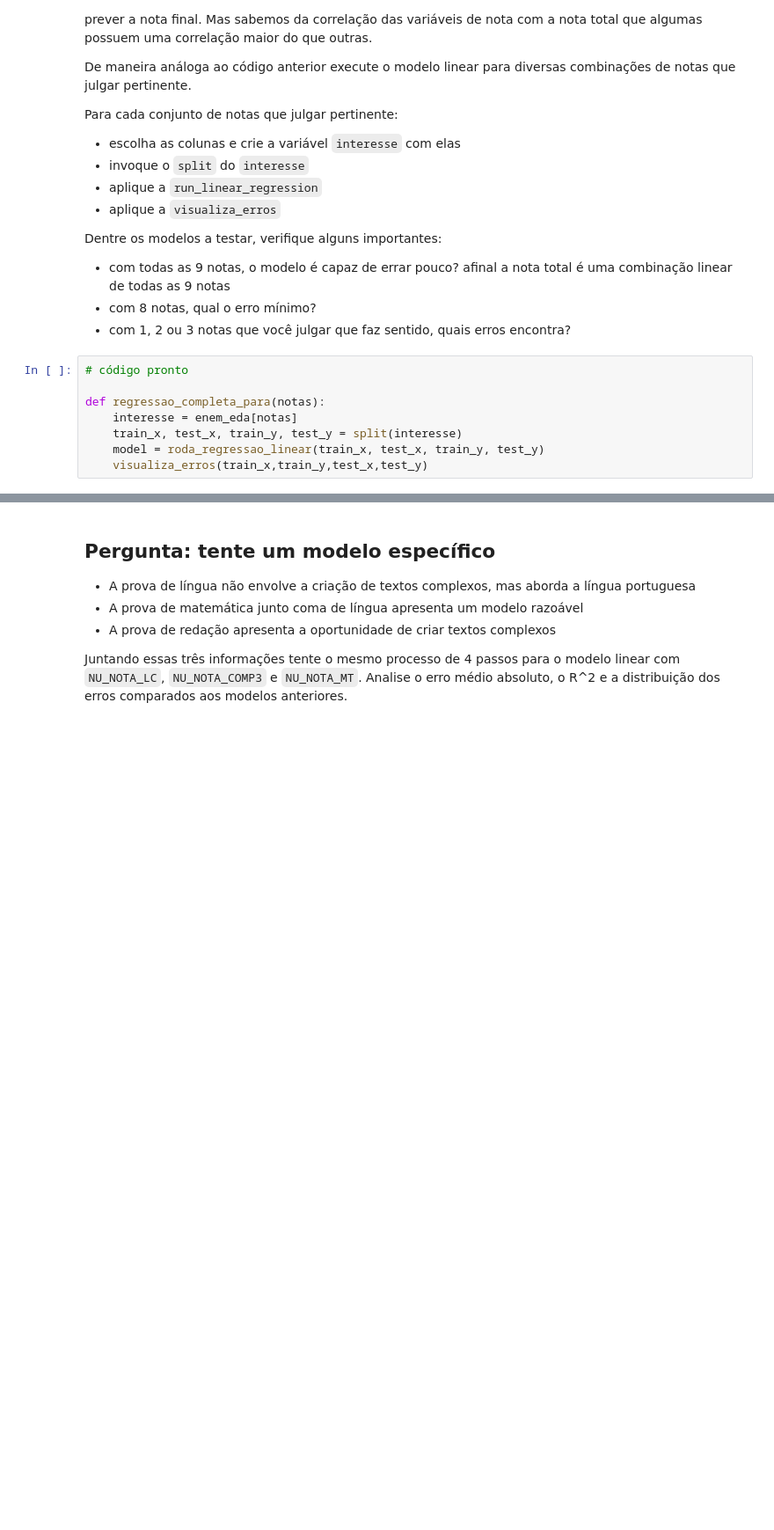
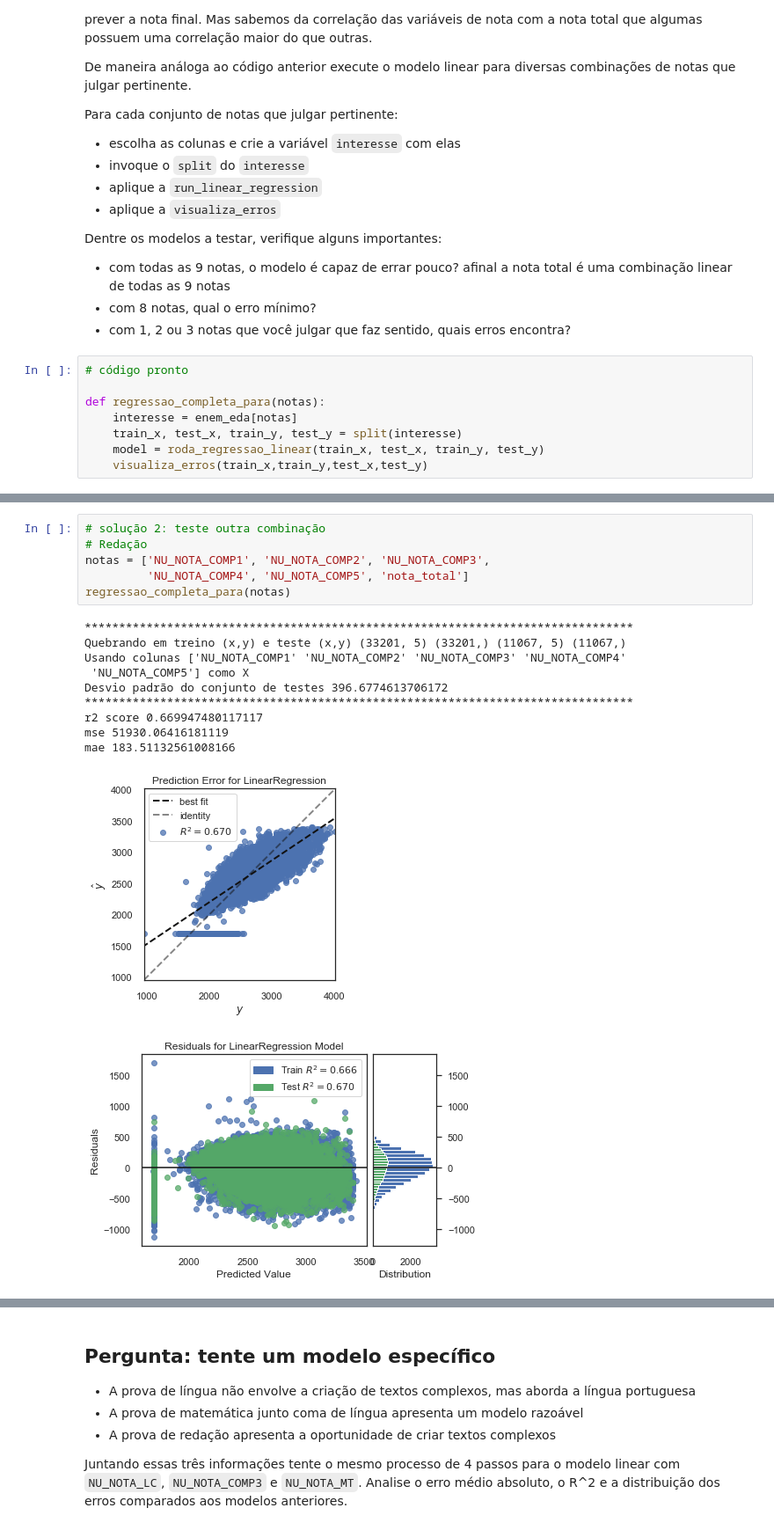
Before and after one commit to IgorNascAlves/Forma-o_Machine_Learning_Projeto_Alura, a Jupyter notebook: Formação_Machine_Learning_Projeto_Alura.ipynb, the cells around one changed output, grey strips where cells are left out. Shown at 88% size. Cells and saved outputs as stored; diff of their text form; blank space fills up the shorter version.

```diff
--- a/Formação_Machine_Learning_Projeto_Alura.ipynb
+++ b/Formação_Machine_Learning_Projeto_Alura.ipynb
@@ -432 +453,19 @@ def regressao_completa_para(notas):
+# %%
+# solução 2: teste outra combinação
+# Redação
+notas = ['NU_NOTA_COMP1', 'NU_NOTA_COMP2', 'NU_NOTA_COMP3',
+         'NU_NOTA_COMP4', 'NU_NOTA_COMP5', 'nota_total']
+regressao_completa_para(notas)
+# %% [output]
+********************************************************************************
+Quebrando em treino (x,y) e teste (x,y) (33201, 5) (33201,) (11067, 5) (11067,)
+Usando colunas ['NU_NOTA_COMP1' 'NU_NOTA_COMP2' 'NU_NOTA_COMP3' 'NU_NOTA_COMP4'
+ 'NU_NOTA_COMP5'] como X
+Desvio padrão do conjunto de testes 396.6774613706172
+********************************************************************************
+r2 score 0.669947480117117
+mse 51930.06416181119
+mae 183.51132561008166
+[figure, added]
+[figure, added]
 # %%
```
Also changed, not shown: parts of 28 cells of this notebook.
